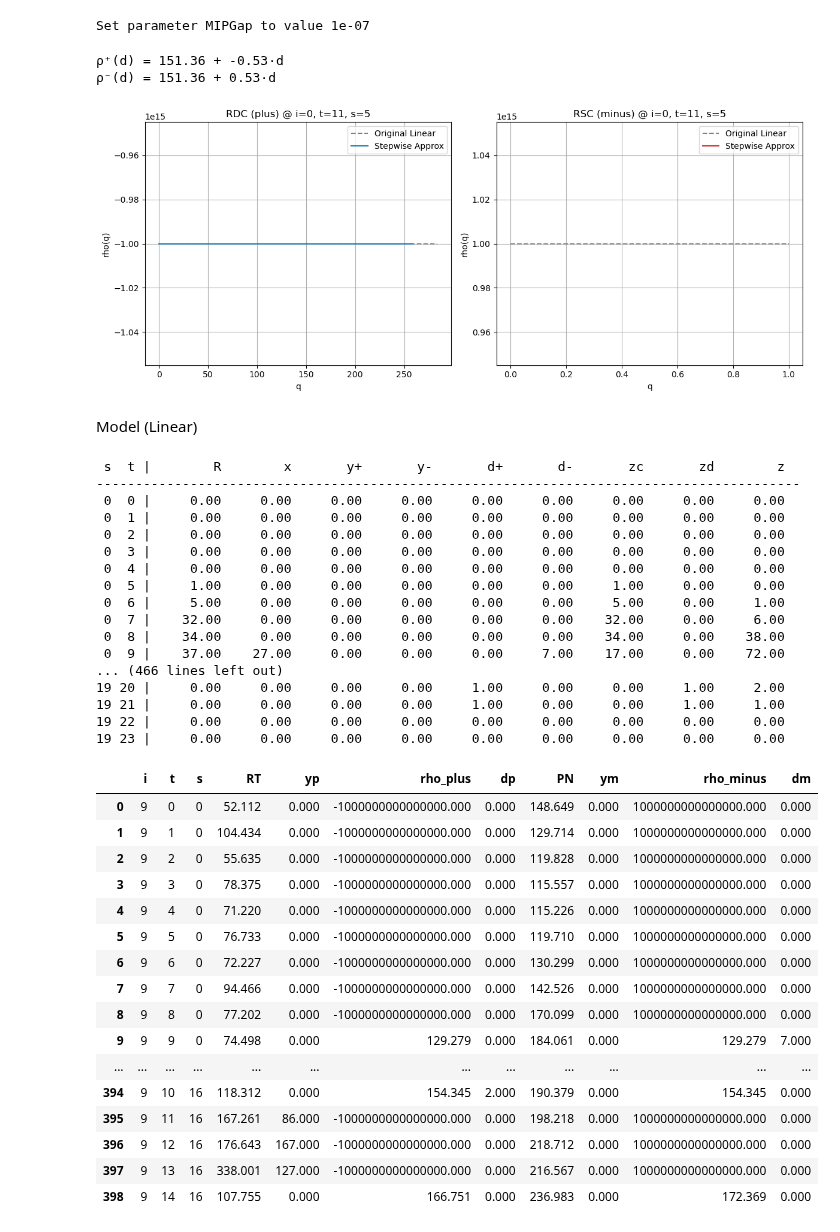
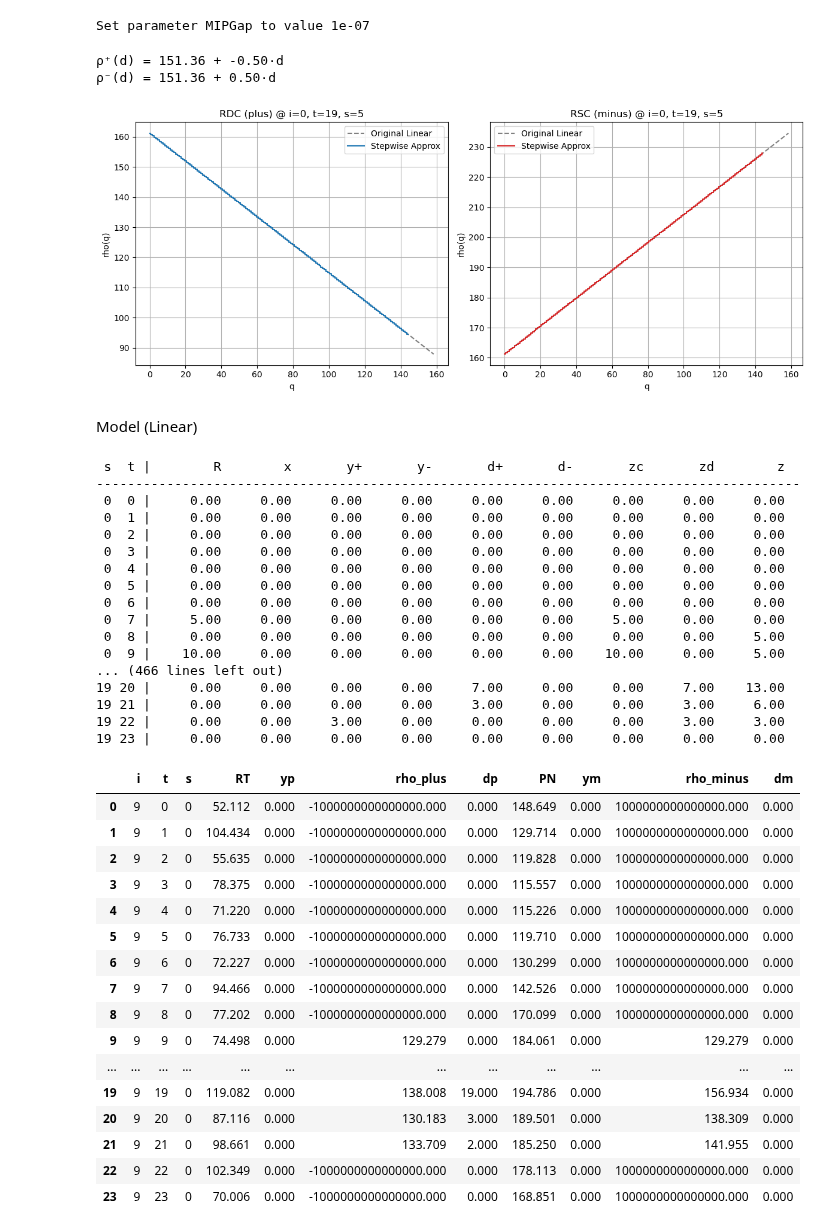
Before and after one commit to syeoyo/der, a Jupyter notebook: internal_market.ipynb, the cells around one changed output. Cells and saved outputs as stored; diff of their text form; code cells hidden in the pictures.

```diff
--- a/internal_market.ipynb
+++ b/internal_market.ipynb
@@ -150,7 +150,7 @@ def optimize_without(target_i, R, K, K0, P_DA, P_RT, P_PN, I, T, S):
 
     for i, t, s in product(I_set, range(T), range(S)):
         model.addConstr(R[i, t, s] - x[i, t] == yp[i, t, s] - ym[i, t, s] + zc[i, t, s] - zd[i, t, s])
-        model.addConstr(yp[i, t, s] <= R[i, t, s])
+        model.addConstr(yp[i, t, s] + zc[i, t, s] <= R[i, t, s] + zd[i, t, s])
         model.addConstr(zd[i, t, s] <= z[i, t, s])
         model.addConstr(zc[i, t, s] <= K[i] - z[i, t, s])
         model.addConstr(yp[i, t, s] <= M1 * p3[i, t, s])
@@ -176,30 +176,38 @@ def optimize_without(target_i, R, K, K0, P_DA, P_RT, P_PN, I, T, S):
 
     i_map = {i: idx for idx, i in enumerate(I_set)}
 
+    x_vals = np.array([[x[i, t].X for t in range(T)] for i in I_set])
+    ep_vals = np.array([[[yp[i, t, s].X for s in range(S)] for t in range(T)] for i in I_set])
+    em_vals = np.array([[[ym[i, t, s].X for s in range(S)] for t in range(T)] for i in I_set])
     yp_vals = np.array([[[yp[i, t, s].X for s in range(S)] for t in range(T)] for i in I_set])
     ym_vals = np.array([[[ym[i, t, s].X for s in range(S)] for t in range(T)] for i in I_set])
     d_vals = np.array([[[[d[i, j, t, s].X for s in range(S)] for t in range(T)] for j in I_set] for i in I_set])
+    dp_vals = np.sum(d_vals, axis=1)
+    dm_vals = np.sum(d_vals, axis=0)
 
-    return yp_vals, ym_vals, d_vals, i_map
+    return x_vals, ep_vals, em_vals, yp_vals, ym_vals, d_vals, dp_vals, dm_vals, i_map
 # %%
 def optimize_without_forall(R, K, K0, P_DA, P_RT, P_PN, I, T, S):
-    yp_without = {}
-    ym_without = {}
-    d_without = {}
-    i_map_without = {}
+    x_without = {}; ep_without = {}; em_without = {}
+    yp_without = {}; ym_without = {}; d_without = {}; dp_without = {}; dm_without = {}; i_map_without = {}
 
     for target_i in tqdm(range(I), desc="Solving settlement model for each target DER"):
-        yp_vals, ym_vals, d_vals, i_map = optimize_without(
+        x_vals, ep_vals, em_vals, yp_vals, ym_vals, d_vals,  dp_vals, dm_vals, i_map = optimize_without(
             target_i, R, K, K0, P_DA, P_RT, P_PN, I, T, S
         )
+        x_without[target_i] = x_vals
+        ep_without[target_i] = ep_vals
+        em_without[target_i] = em_vals
         yp_without[target_i] = yp_vals
         ym_without[target_i] = ym_vals
         d_without[target_i] = d_vals
+        dp_without[target_i] = dp_vals
+        dm_without[target_i] = dm_vals
         i_map_without[target_i] = i_map
 
-    return yp_without, ym_without, d_without, i_map_without
+    return x_without, ep_without, em_without, yp_without, ym_without, d_without, dp_without, dm_without, i_map_without
 # %%
-yp_without, ym_without, d_without, i_map_without = optimize_without_forall(R, K, K0, P_DA, P_RT, P_PN, I, T, S)
+x_without, ep_without, em_without, yp_without, ym_without, d_without, dp_without, dm_without, i_map_without = optimize_without_forall(R, K, K0, P_DA, P_RT, P_PN, I, T, S)
 # %% [output]
 Set parameter MIPGap to value 1e-07
 Set parameter MIPGap to value 1e-07
@@ -318,8 +326,8 @@ am, bm = rho_minus[target_i, t, s, :]
 print(f"ρ⁺(d) = {ap:.2f} + {bp:.2f}·d")
 print(f"ρ⁻(d) = {am:.2f} + {bm:.2f}·d")
 # %% [output]
-ρ⁺(d) = 151.36 + -0.53·d
-ρ⁻(d) = 151.36 + 0.53·d
+ρ⁺(d) = 151.36 + -0.50·d
+ρ⁻(d) = 151.36 + 0.50·d
 # %%
 def transform_pwl(rho_plus, rho_minus, total_demand, total_supply):
     """
@@ -393,35 +401,35 @@ def plot_rho_stepwise_list(rho_plus, rho_minus, rho_plus_piece, rho_minus_piece,
     for idx, (rho, pwl_piece, ax, label, color) in enumerate(zip(
         rho_data, pwl_data, axes, labels, colors
     )):
         a, b = rho[target_i, target_t, target_s]
         piecewise = pwl_piece[target_i][target_t][target_s]  # shape (B, 2)
         q_vals = piecewise[:, 0]
         p_vals = piecewise[:, 1]
 
         # 원본 선형함수
         q_cont = np.linspace(0, max(q_vals) * 1.1 if np.any(q_vals > 0) else 1.0, 200)
         p_cont = a + b * q_cont
         ax.plot(q_cont, p_cont, '--', label='Original Linear', color='gray')
 
         # 계단형 근사
         ax.step(q_vals, p_vals, where='mid', label='Stepwise Approx', color=color)
 
         ax.set_title(f"{label} @ i={target_i}, t={target_t}, s={target_s}")
         ax.set_xlabel("q")
         ax.set_ylabel("rho(q)")
         ax.grid(True)
         ax.legend()
 
     plt.tight_layout()
     plt.show()
 
 plot_rho_stepwise_list(
     rho_plus, rho_minus,
     rho_plus_piece, rho_minus_piece,
-    target_i=0, target_t=11, target_s=5
+    target_i=0, target_t=19, target_s=5
 )
 # %% [output]
-[figure, old version]
+[figure, new version]
 # %% [markdown]
 Model (Linear)
 # %%
@@ -561,7 +567,7 @@ for target_i in tqdm(range(I), desc="Optimizing PWL for each target_i"):
     dp_pwl.append(np.array([[dp[t, s].X for s in range(S)] for t in range(T)]))
     dm_pwl.append(np.array([[dm[t, s].X for s in range(S)] for t in range(T)]))
 # %%
-target_i = 8  # 원하는 인덱스로 바꿔서 사용
+target_i = 2  # 원하는 인덱스로 바꿔서 사용
 
 x_vals = x_pwl[target_i]
 yp_vals = yp_pwl[target_i]
@@ -595,15 +601,15 @@ for s, t in product(range(S), range(T)):
  0  2 |     0.00     0.00     0.00     0.00     0.00     0.00     0.00     0.00     0.00
  0  3 |     0.00     0.00     0.00     0.00     0.00     0.00     0.00     0.00     0.00
  0  4 |     0.00     0.00     0.00     0.00     0.00     0.00     0.00     0.00     0.00
- 0  5 |     1.00     0.00     0.00     0.00     0.00     0.00     1.00     0.00     0.00
- 0  6 |     5.00     0.00     0.00     0.00     0.00     0.00     5.00     0.00     1.00
- 0  7 |    32.00     0.00     0.00     0.00     0.00     0.00    32.00     0.00     6.00
- 0  8 |    34.00     0.00     0.00     0.00     0.00     0.00    34.00     0.00    38.00
- 0  9 |    37.00    27.00     0.00     0.00     0.00     7.00    17.00     0.00    72.00
+ 0  5 |     0.00     0.00     0.00     0.00     0.00     0.00     0.00     0.00     0.00
+ 0  6 |     0.00     0.00     0.00     0.00     0.00     0.00     0.00     0.00     0.00
+ 0  7 |     5.00     0.00     0.00     0.00     0.00     0.00     5.00     0.00     0.00
+ 0  8 |     0.00     0.00     0.00     0.00     0.00     0.00     0.00     0.00     5.00
+ 0  9 |    10.00     0.00     0.00     0.00     0.00     0.00    10.00     0.00     5.00
 ... (466 lines left out)
-19 20 |     0.00     0.00     0.00     0.00     1.00     0.00     0.00     1.00     2.00
-19 21 |     0.00     0.00     0.00     0.00     1.00     0.00     0.00     1.00     1.00
-19 22 |     0.00     0.00     0.00     0.00     0.00     0.00     0.00     0.00     0.00
+19 20 |     0.00     0.00     0.00     0.00     7.00     0.00     0.00     7.00    13.00
+19 21 |     0.00     0.00     0.00     0.00     3.00     0.00     0.00     3.00     6.00
+19 22 |     0.00     0.00     3.00     0.00     0.00     0.00     0.00     3.00     3.00
 19 23 |     0.00     0.00     0.00     0.00     0.00     0.00     0.00     0.00     0.00
 # %%
 rho_plus_cleared = np.zeros((I, T, S))
@@ -642,7 +648,7 @@ df_rho_cleared = pd.DataFrame([
         "rho_minus": rho_minus_cleared[target_i, t, s],
         "dm": dm_vals[t, s]
     }
-    for s in range(S)
+    for s in range(0,1)
     for t in range(T)
 ])
 
@@ -658,11 +664,11 @@ pd.DataFrame(df_rho_cleared)
 | 6 | 9 | 6 | 0 | 72.227 | 0.000 | -1000000000000000.000 | 0.000 | 130.299 | 0.000 | 1000000000000000.000 | 0.000 |
 | 7 | 9 | 7 | 0 | 94.466 | 0.000 | -1000000000000000.000 | 0.000 | 142.526 | 0.000 | 1000000000000000.000 | 0.000 |
 | 8 | 9 | 8 | 0 | 77.202 | 0.000 | -1000000000000000.000 | 0.000 | 170.099 | 0.000 | 1000000000000000.000 | 0.000 |
-| 9 | 9 | 9 | 0 | 74.498 | 0.000 | 129.279 | 0.000 | 184.061 | 0.000 | 129.279 | 7.000 |
+| 9 | 9 | 9 | 0 | 74.498 | 0.000 | 129.279 | 0.000 | 184.061 | 0.000 | 129.279 | 0.000 |
 | ... | ... | ... | ... | ... | ... | ... | ... | ... | ... | ... | ... |
-| 394 | 9 | 10 | 16 | 118.312 | 0.000 | 154.345 | 2.000 | 190.379 | 0.000 | 154.345 | 0.000 |
-| 395 | 9 | 11 | 16 | 167.261 | 86.000 | -1000000000000000.000 | 0.000 | 198.218 | 0.000 | 1000000000000000.000 | 0.000 |
-| 396 | 9 | 12 | 16 | 176.643 | 167.000 | -1000000000000000.000 | 0.000 | 218.712 | 0.000 | 1000000000000000.000 | 0.000 |
-| 397 | 9 | 13 | 16 | 338.001 | 127.000 | -1000000000000000.000 | 0.000 | 216.567 | 0.000 | 1000000000000000.000 | 0.000 |
-| 398 | 9 | 14 | 16 | 107.755 | 0.000 | 166.751 | 0.000 | 236.983 | 0.000 | 172.369 | 0.000 |
+| 19 | 9 | 19 | 0 | 119.082 | 0.000 | 138.008 | 19.000 | 194.786 | 0.000 | 156.934 | 0.000 |
+| 20 | 9 | 20 | 0 | 87.116 | 0.000 | 130.183 | 3.000 | 189.501 | 0.000 | 138.309 | 0.000 |
+| 21 | 9 | 21 | 0 | 98.661 | 0.000 | 133.709 | 2.000 | 185.250 | 0.000 | 141.955 | 0.000 |
+| 22 | 9 | 22 | 0 | 102.349 | 0.000 | -1000000000000000.000 | 0.000 | 178.113 | 0.000 | 1000000000000000.000 | 0.000 |
+| 23 | 9 | 23 | 0 | 70.006 | 0.000 | -1000000000000000.000 | 0.000 | 168.851 | 0.000 | 1000000000000000.000 | 0.000 |
 # %%
```
Also changed, not shown: parts of 8 cells of this notebook, 1 other file.
